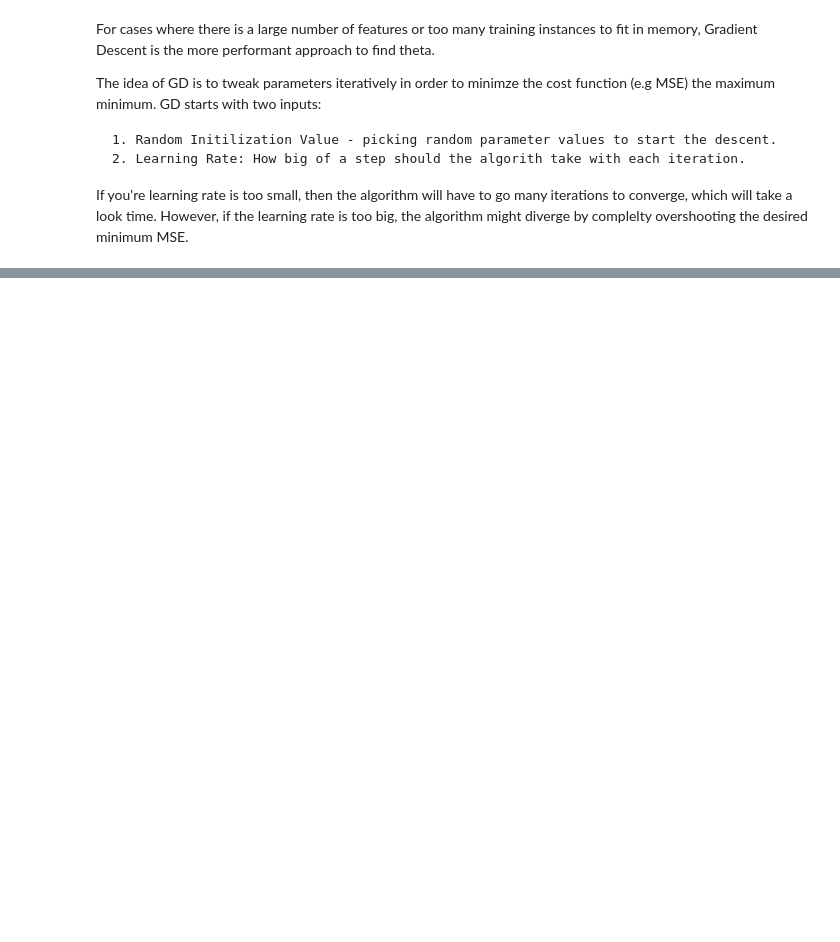
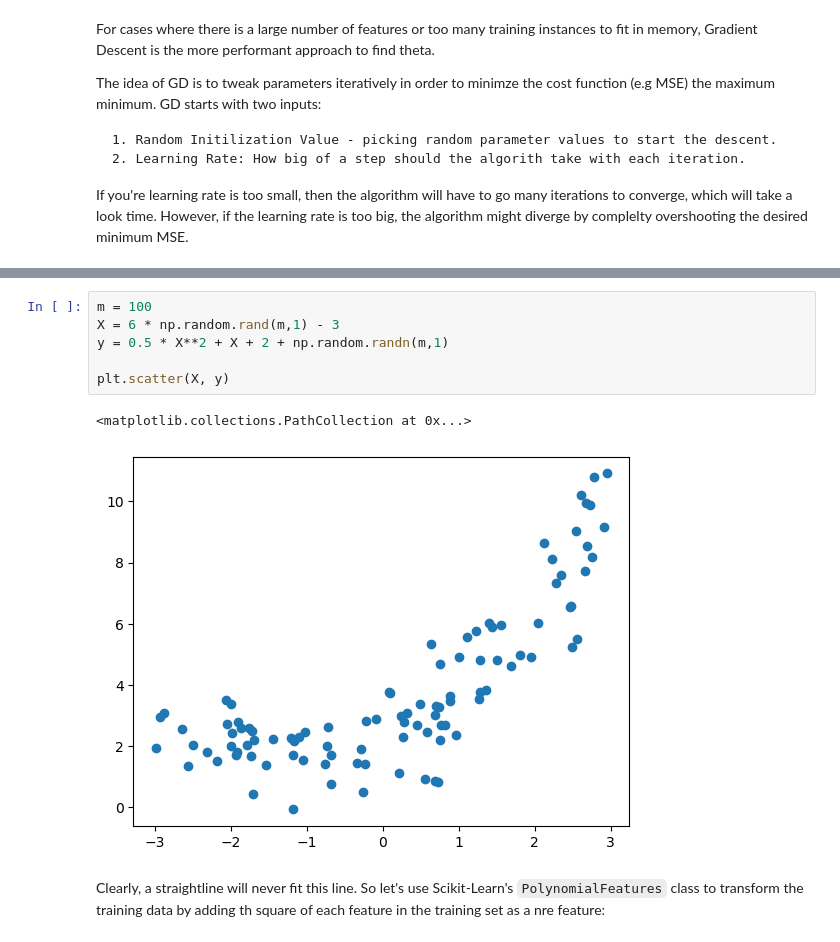
Before and after one commit to zmess24/Hands-On-Machine-Learning-with-Scikit-Learn-Keras-and-TensorFlow, a Jupyter notebook: 04_training_models_regression/04_notes.ipynb, the cells around one changed output, grey strips where cells are left out. Cells and saved outputs as stored; diff of their text form; blank space fills up the shorter version.

```diff
--- a/04_training_models_regression/04_notes.ipynb
+++ b/04_training_models_regression/04_notes.ipynb
@@ -86,0 +133,11 @@ If you're learning rate is too small, then the algorithm will have to go many it
+# %%
+m = 100
+X = 6 * np.random.rand(m,1) - 3
+y = 0.5 * X**2 + X + 2 + np.random.randn(m,1)
+
+plt.scatter(X, y)
+# %% [output]
+<matplotlib.collections.PathCollection at 0x...>
+[figure, added]
+# %% [markdown]
+Clearly, a straightline will never fit this line. So let's use Scikit-Learn's `PolynomialFeatures` class to transform the training data by adding th square of each feature in the training set as a nre feature:
```
Also changed, not shown: parts of 15 cells of this notebook.
